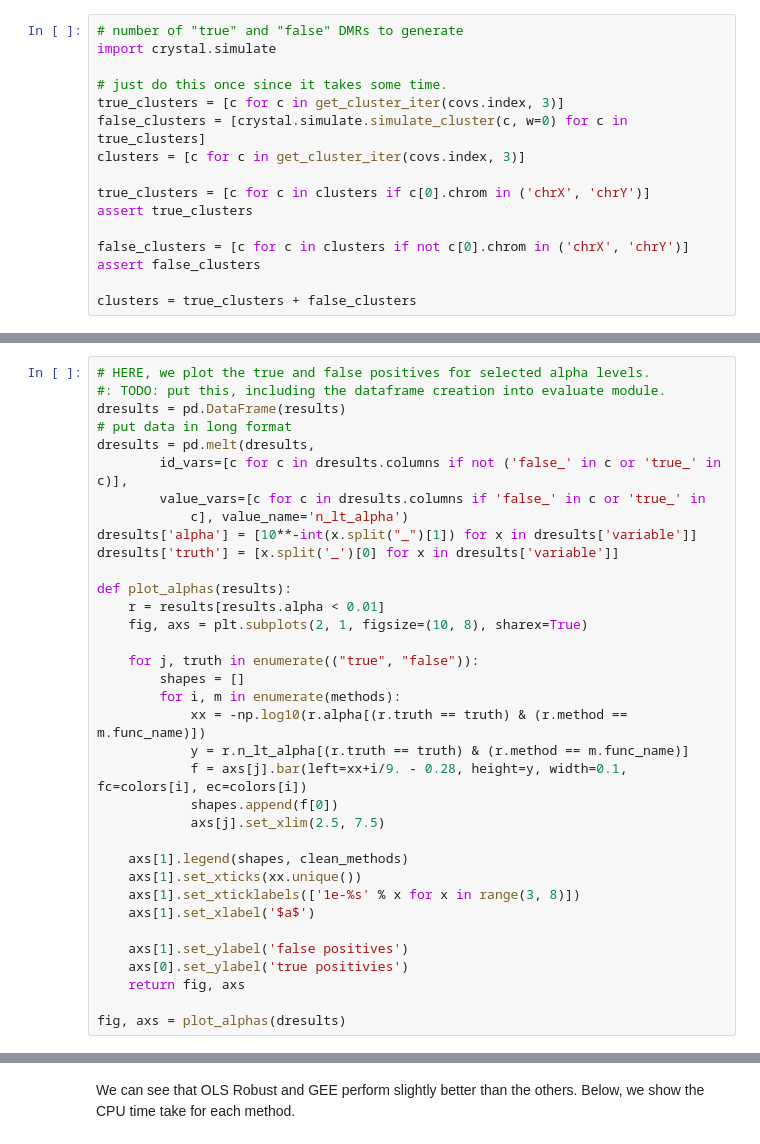
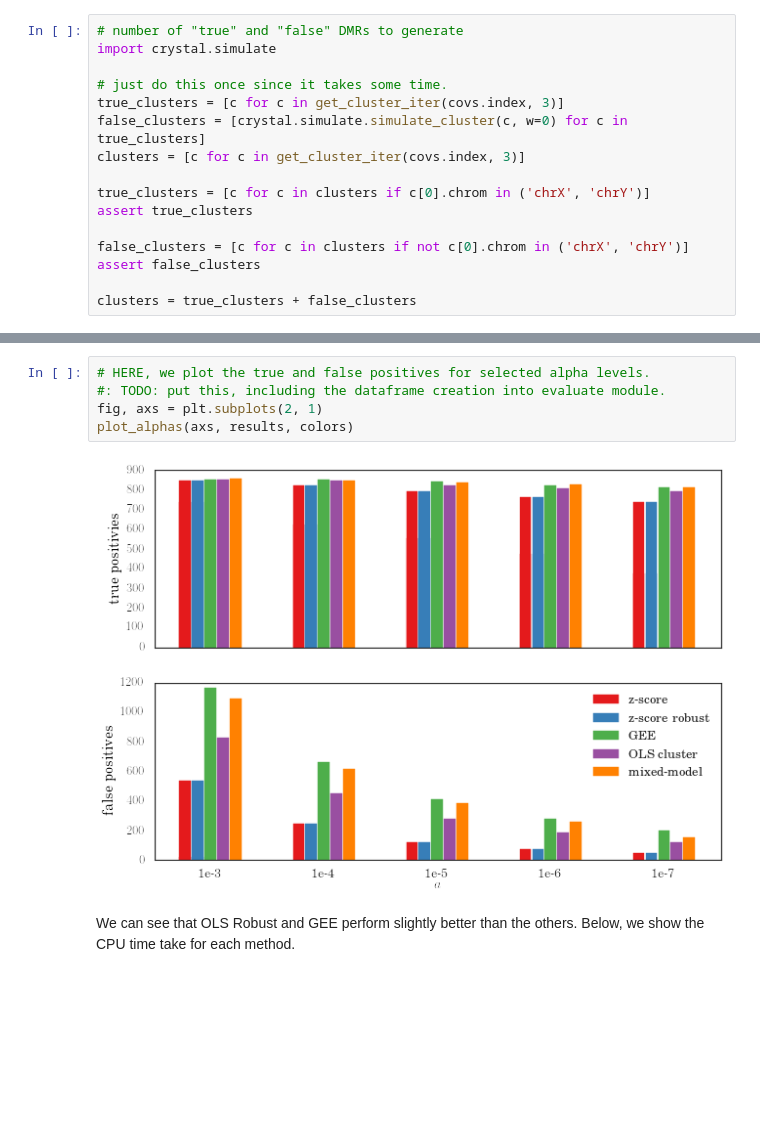
Before and after one commit to brentp/crystal, a Jupyter notebook: notebooks/crystal-methods-evaluation.ipynb, the cells around one changed output, grey strips where cells are left out. Saved outputs shown, nothing was run; the diff lists cells and outputs as text; blank space fills up the shorter version.

```diff
--- a/notebooks/crystal-methods-evaluation.ipynb
+++ b/notebooks/crystal-methods-evaluation.ipynb
@@ -150,35 +149,0 @@ plot_times(ax, results, colors)
-# %%
-# HERE, we plot the true and false positives for selected alpha levels.
-#: TODO: put this, including the dataframe creation into evaluate module.
-dresults = pd.DataFrame(results)
-# put data in long format
-dresults = pd.melt(dresults,
-        id_vars=[c for c in dresults.columns if not ('false_' in c or 'true_' in c)],
-        value_vars=[c for c in dresults.columns if 'false_' in c or 'true_' in
-            c], value_name='n_lt_alpha')
-dresults['alpha'] = [10**-int(x.split("_")[1]) for x in dresults['variable']]
-dresults['truth'] = [x.split('_')[0] for x in dresults['variable']]
-
-def plot_alphas(results):
-    r = results[results.alpha < 0.01]
-    fig, axs = plt.subplots(2, 1, figsize=(10, 8), sharex=True)
-
-    for j, truth in enumerate(("true", "false")):
-        shapes = []
-        for i, m in enumerate(methods):
-            xx = -np.log10(r.alpha[(r.truth == truth) & (r.method == m.func_name)])
-            y = r.n_lt_alpha[(r.truth == truth) & (r.method == m.func_name)]
-            f = axs[j].bar(left=xx+i/9. - 0.28, height=y, width=0.1, fc=colors[i], ec=colors[i])
-            shapes.append(f[0])
-            axs[j].set_xlim(2.5, 7.5)
-
-    axs[1].legend(shapes, clean_methods)
-    axs[1].set_xticks(xx.unique())
-    axs[1].set_xticklabels(['1e-%s' % x for x in range(3, 8)])
-    axs[1].set_xlabel('$a$')
-
-    axs[1].set_ylabel('false positives')
-    axs[0].set_ylabel('true positivies')
-    return fig, axs
-
-fig, axs = plot_alphas(dresults)
@@ -187,3 +150,10 @@ fig, axs = plot_alphas(dresults)
+# %%
+# HERE, we plot the true and false positives for selected alpha levels.
+#: TODO: put this, including the dataframe creation into evaluate module.
+fig, axs = plt.subplots(2, 1)
+plot_alphas(axs, results, colors)
+# %% [output]
+[figure, added]
 # %% [markdown]
 We can see that OLS Robust and GEE perform slightly better than the others.
 Below, we show the CPU time take for each method.
```
Also changed, not shown: parts of 10 cells of this notebook.
